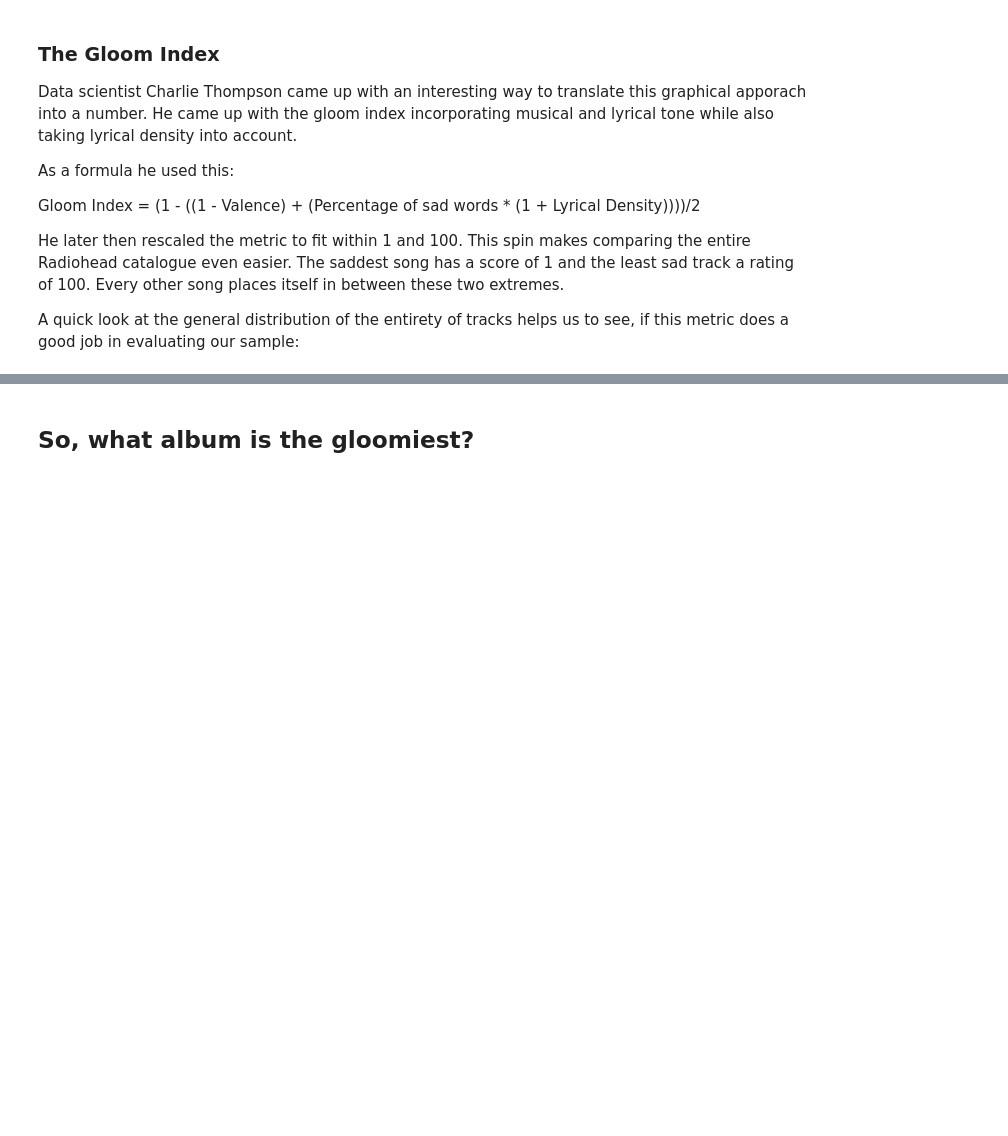
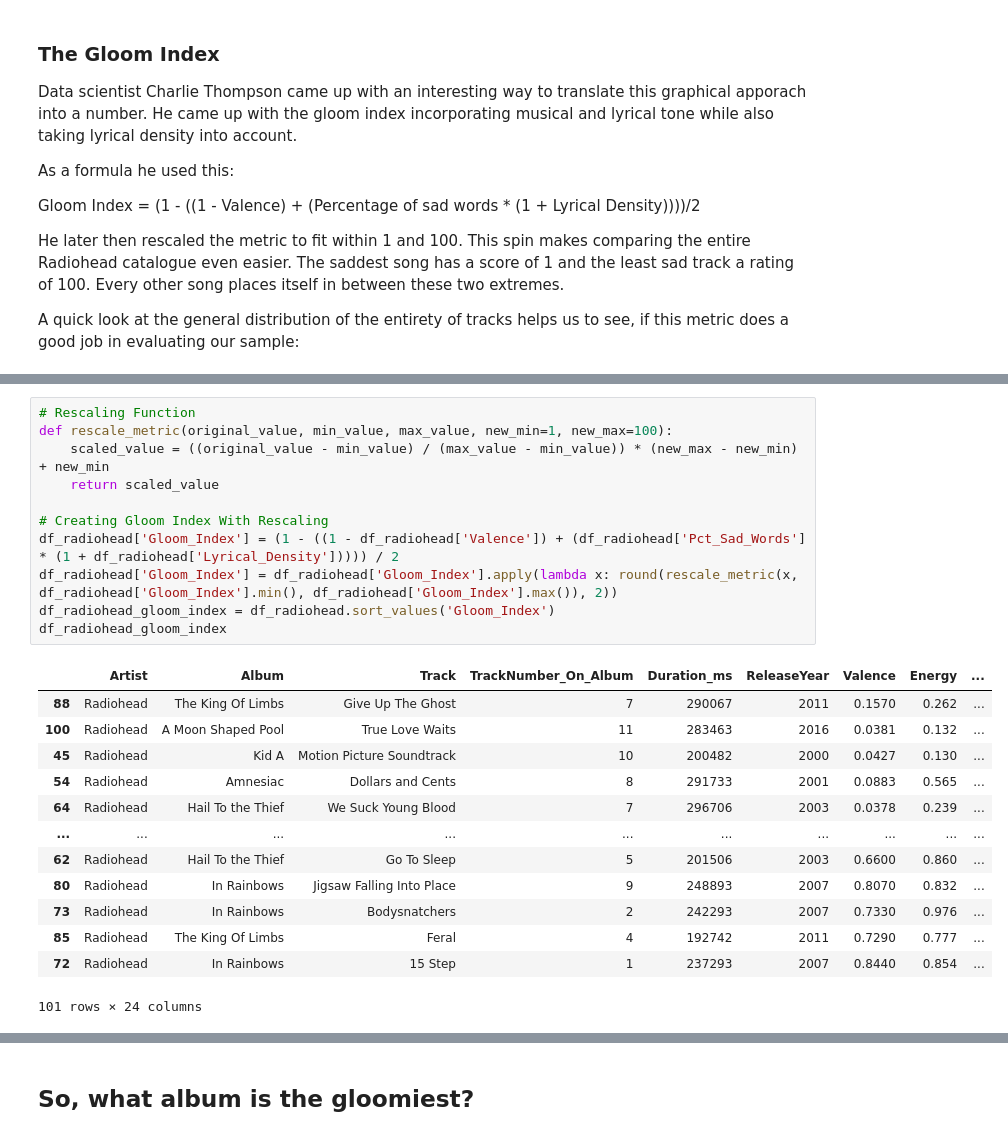
Before and after one commit to TobiasBergerData/The-Radiohead-Project, a Jupyter notebook: Radiohead.ipynb, the cells around one changed output, grey strips where cells are left out. Cells and saved outputs as stored; diff of their text form; blank space fills up the shorter version.

```diff
--- a/Radiohead.ipynb
+++ b/Radiohead.ipynb
@@ -405,2 +306,27 @@ df_radiohead_gloom_index
+# %%
+# Rescaling Function
+def rescale_metric(original_value, min_value, max_value, new_min=1, new_max=100):
+    scaled_value = ((original_value - min_value) / (max_value - min_value)) * (new_max - new_min) + new_min
+    return scaled_value
+
+# Creating Gloom Index With Rescaling
+df_radiohead['Gloom_Index'] = (1 - ((1 - df_radiohead['Valence']) + (df_radiohead['Pct_Sad_Words'] * (1 + df_radiohead['Lyrical_Density'])))) / 2
+df_radiohead['Gloom_Index'] = df_radiohead['Gloom_Index'].apply(lambda x: round(rescale_metric(x, df_radiohead['Gloom_Index'].min(), df_radiohead['Gloom_Index'].max()), 2))
+df_radiohead_gloom_index = df_radiohead.sort_values('Gloom_Index')
+df_radiohead_gloom_index
+# %% [output]
+|  | Artist | Album | Track | TrackNumber_On_Album | Duration_ms | ReleaseYear | Valence | Energy | ... |
+| 88 | Radiohead | The King Of Limbs | Give Up The Ghost | 7 | 290067 | 2011 | 0.1570 | 0.262 | ... |
+| 100 | Radiohead | A Moon Shaped Pool | True Love Waits | 11 | 283463 | 2016 | 0.0381 | 0.132 | ... |
+| 45 | Radiohead | Kid A | Motion Picture Soundtrack | 10 | 200482 | 2000 | 0.0427 | 0.130 | ... |
+| 54 | Radiohead | Amnesiac | Dollars and Cents | 8 | 291733 | 2001 | 0.0883 | 0.565 | ... |
+| 64 | Radiohead | Hail To the Thief | We Suck Young Blood | 7 | 296706 | 2003 | 0.0378 | 0.239 | ... |
+| ... | ... | ... | ... | ... | ... | ... | ... | ... | ... |
+| 62 | Radiohead | Hail To the Thief | Go To Sleep | 5 | 201506 | 2003 | 0.6600 | 0.860 | ... |
+| 80 | Radiohead | In Rainbows | Jigsaw Falling Into Place | 9 | 248893 | 2007 | 0.8070 | 0.832 | ... |
+| 73 | Radiohead | In Rainbows | Bodysnatchers | 2 | 242293 | 2007 | 0.7330 | 0.976 | ... |
+| 85 | Radiohead | The King Of Limbs | Feral | 4 | 192742 | 2011 | 0.7290 | 0.777 | ... |
+| 72 | Radiohead | In Rainbows | 15 Step | 1 | 237293 | 2007 | 0.8440 | 0.854 | ... |
+101 rows × 24 columns
 # %%
 #Plot Gloom Index
```
Also changed, not shown: parts of 49 cells of this notebook.
